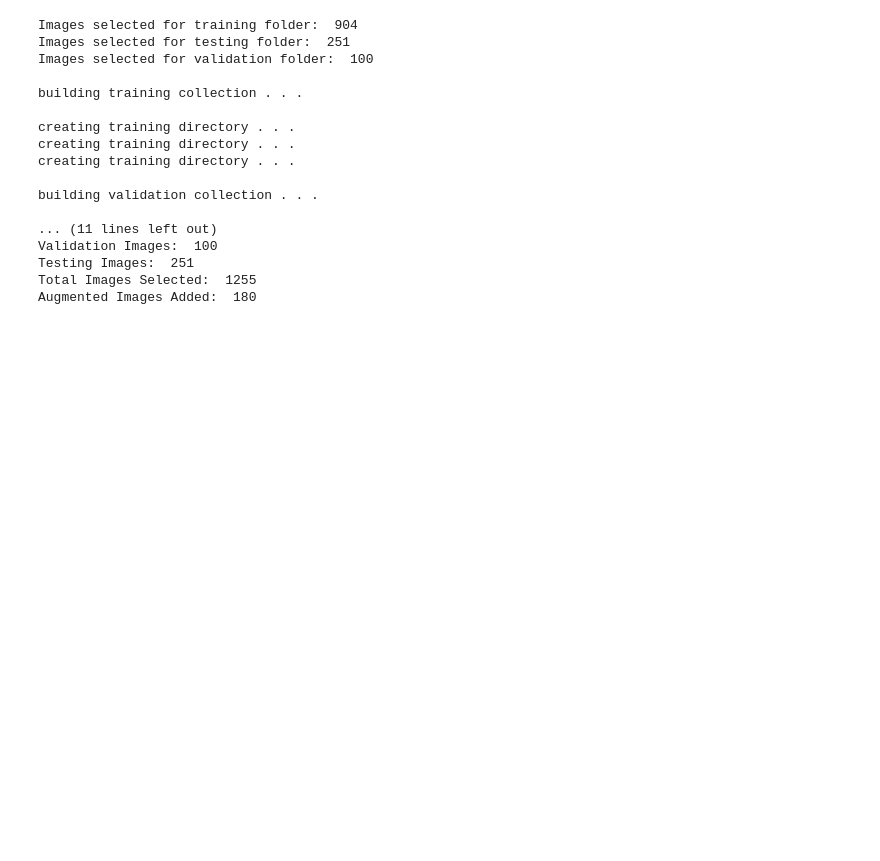
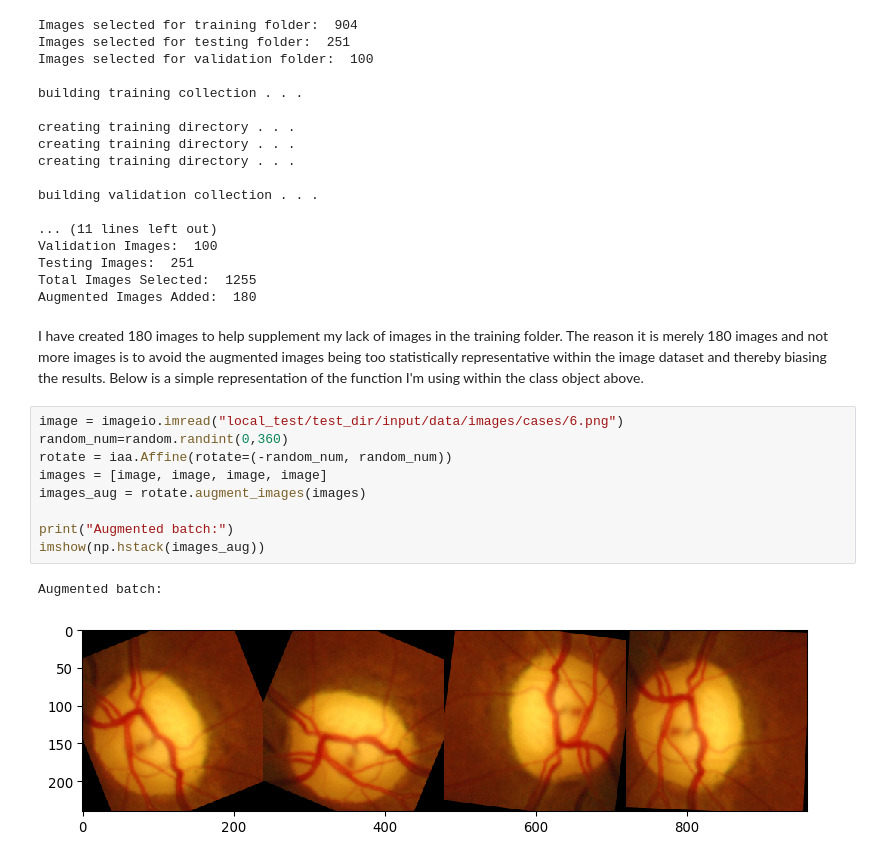
Before and after one commit to pmleffers/Glaucoma, a Jupyter notebook: Glaucoma Detector.ipynb, the cells around one changed output. Drawn from its saved outputs; the diff is of its cells as text; blank space fills up the shorter version.

```diff
--- a/Glaucoma Detector.ipynb
+++ b/Glaucoma Detector.ipynb
@@ -357,3 +386,17 @@ Validation Images:  100
 Testing Images:  251
 Total Images Selected:  1255
 Augmented Images Added:  180
+# %% [markdown]
+I have created 180 images to help supplement my lack of images in the training folder. The reason it is merely 180 images and not more images is to avoid the augmented images being too statistically representative within the image dataset and thereby biasing the results. Below is a simple representation of the function I'm using within the class object above.
+# %%
+image = imageio.imread("local_test/test_dir/input/data/images/cases/6.png")
+random_num=random.randint(0,360)
+rotate = iaa.Affine(rotate=(-random_num, random_num))
+images = [image, image, image, image]
+images_aug = rotate.augment_images(images)
+
+print("Augmented batch:")
+imshow(np.hstack(images_aug))
+# %% [output]
+Augmented batch:
+[figure, added]
```
Also changed, not shown: parts of 19 cells of this notebook.
